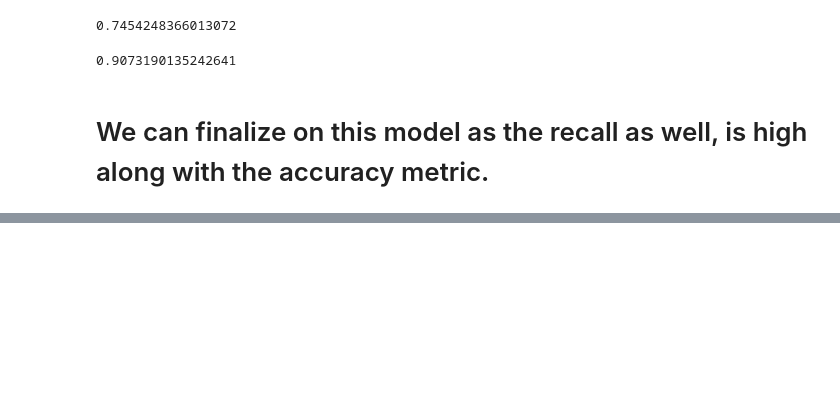
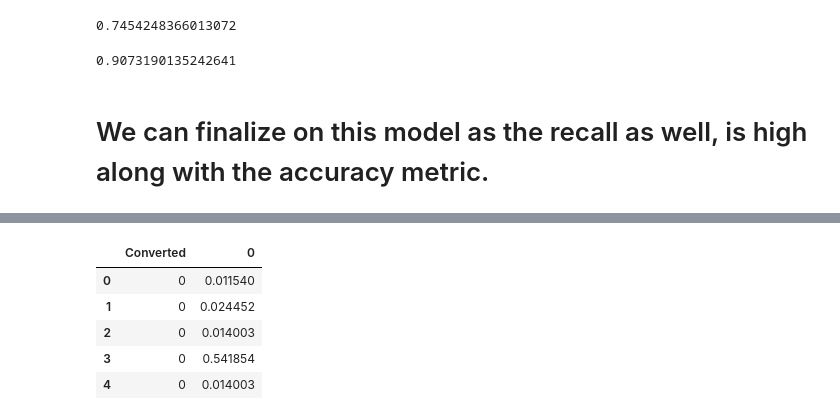
Before and after one commit to sridevim11/Lead-Scoring-Assignment, a Jupyter notebook: LeadScoring.ipynb, the cells around one changed output, grey strips where cells are left out. Saved outputs shown, nothing was run; the diff lists cells and outputs as text; code cells hidden in the pictures; blank space fills up the shorter version.

```diff
--- a/LeadScoring.ipynb
+++ b/LeadScoring.ipynb
@@ -1226,0 +1271,3 @@ recall
+# %%
+# Converting y_pred to a dataframe which is an array
+y_pred_1 = pd.DataFrame(y_test_pred)
@@ -1226,0 +1283,3 @@ recall
+# %%
+# Converting y_test to dataframe
+y_test_df = pd.DataFrame(y_test)
@@ -1226,0 +1293,9 @@ recall
+# %%
+y_pred_final.head()
+# %% [output]
+|  | Converted | 0 |
+| 0 | 0 | 0.011540 |
+| 1 | 0 | 0.024452 |
+| 2 | 0 | 0.014003 |
+| 3 | 0 | 0.541854 |
+| 4 | 0 | 0.014003 |
```
Also changed, not shown: parts of 23 cells of this notebook.
